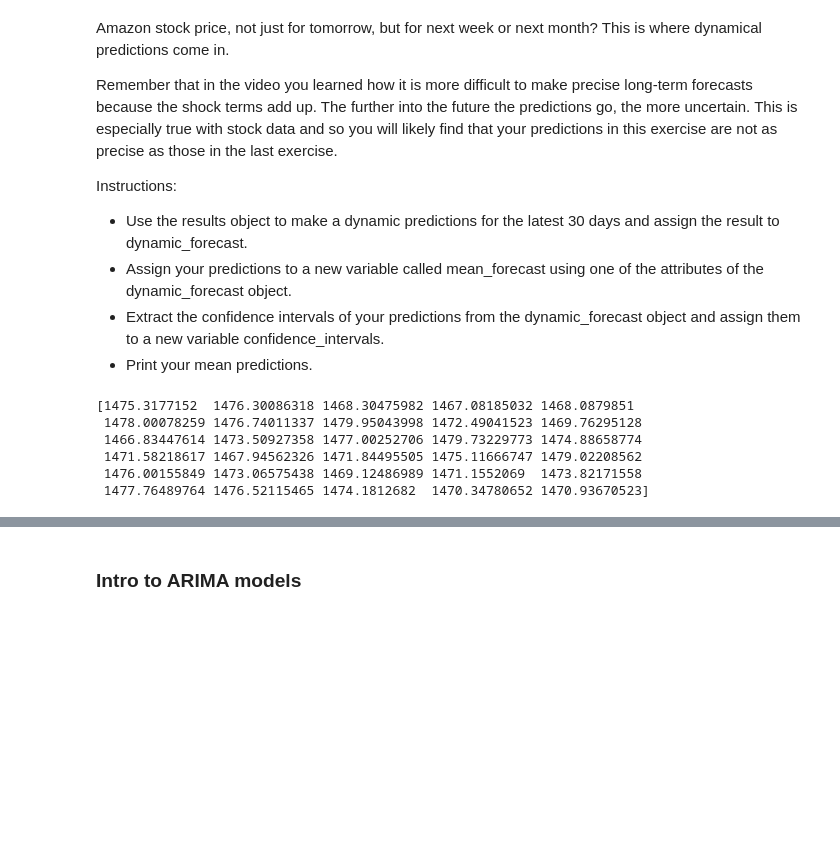
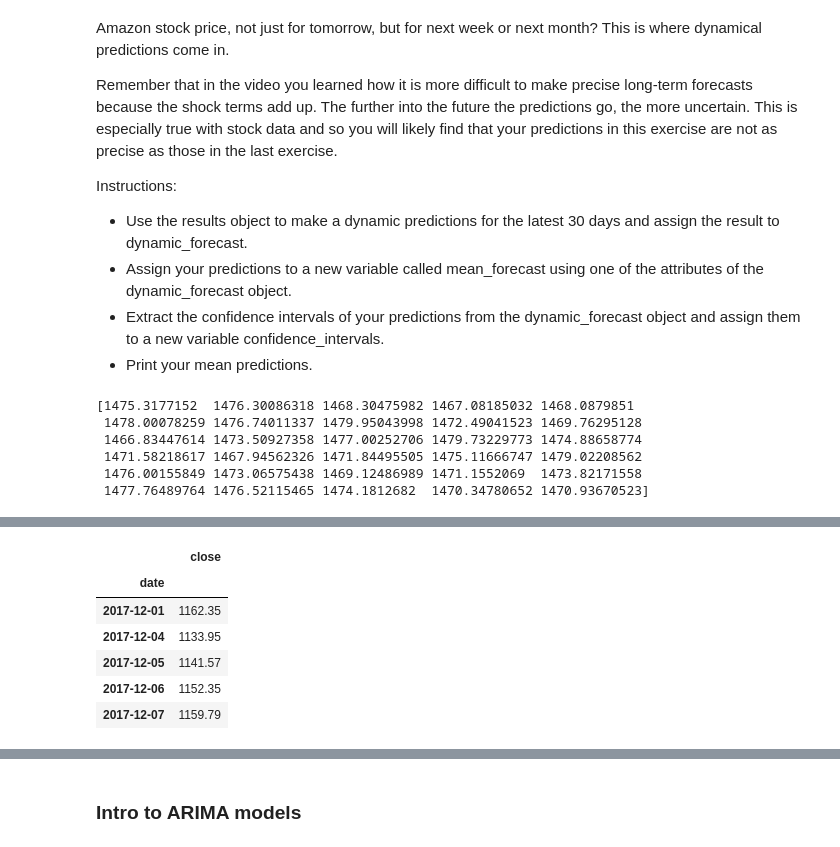
Before and after one commit to anhhaibkhn/Data-Science-selfstudy-notes-Blog, a Jupyter notebook: _notebooks/ARIMA Models in Python/2022-08-28-ARIMA Models in Python.ipynb, the cells around one changed output, grey strips where cells are left out. Cells and saved outputs as stored; diff of their text form; code cells hidden in the pictures; blank space fills up the shorter version.

```diff
--- a/_notebooks/ARIMA Models in Python/2022-08-28-ARIMA Models in Python.ipynb
+++ b/_notebooks/ARIMA Models in Python/2022-08-28-ARIMA Models in Python.ipynb
@@ -806,0 +811,11 @@ print(mean_forecast.values)
+# %%
+amazon = amazon.loc['2017-12':]
+amazon.head()
+# %% [output]
+|  | close |
+| date |  |
+| 2017-12-01 | 1162.35 |
+| 2017-12-04 | 1133.95 |
+| 2017-12-05 | 1141.57 |
+| 2017-12-06 | 1152.35 |
+| 2017-12-07 | 1159.79 |
```
Also changed, not shown: parts of 25 cells of this notebook, 20 other files.
